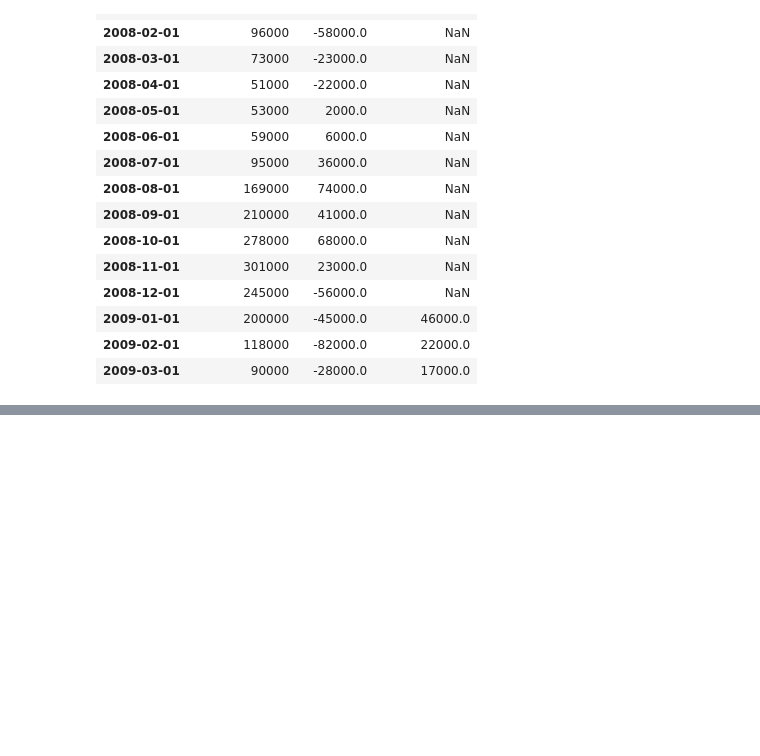
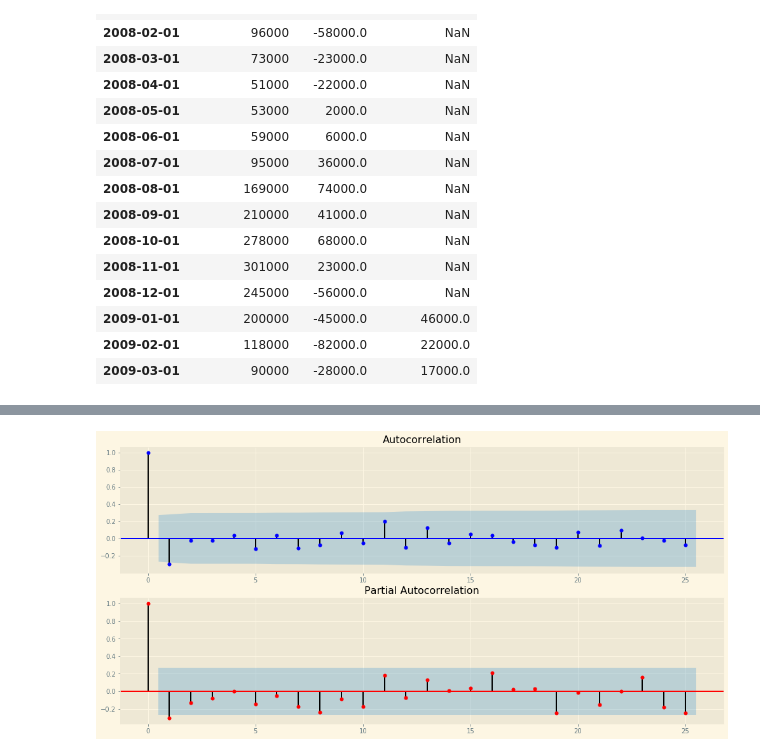
Before and after one commit to hamzajabbarr/time_series_forecasting_example, a Jupyter notebook: Time_series.ipynb, the cells around one changed output, grey strips where cells are left out. Saved outputs shown, nothing was run; the diff lists cells and outputs as text; code cells hidden in the pictures; blank space fills up the shorter version.

```diff
--- a/Time_series.ipynb
+++ b/Time_series.ipynb
@@ -760,0 +781,3 @@ train_clean = train[['Seasonal Diff']].dropna()
+# %%
+train_clean['First Diff'] = train_clean.diff(periods = 1)
+train_clean.head()
@@ -760,0 +792,5 @@ train_clean = train[['Seasonal Diff']].dropna()
+# %%
+fig, ax = plt.subplots(2,1, figsize = (17,8))
+acf_seasonal = plot_acf(train_clean['First Diff'][1:], color = 'blue', ax = ax[0], lags = 25)
+pacf_seasonal = plot_pacf(train_clean['First Diff'][1:], color = 'red', ax = ax[1], lags = 25)
+# %% [output]
@@ -760,0 +798 @@ train_clean = train[['Seasonal Diff']].dropna()
+[figure, added]
```
Also changed, not shown: parts of 10 cells of this notebook.
